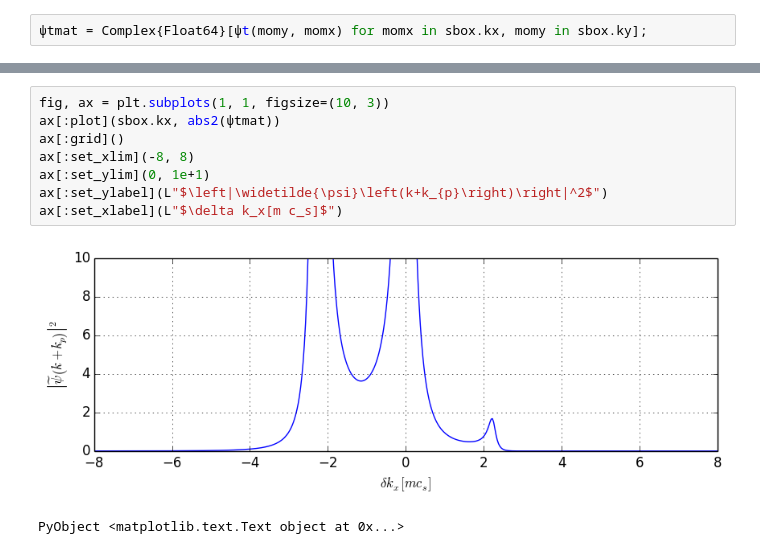
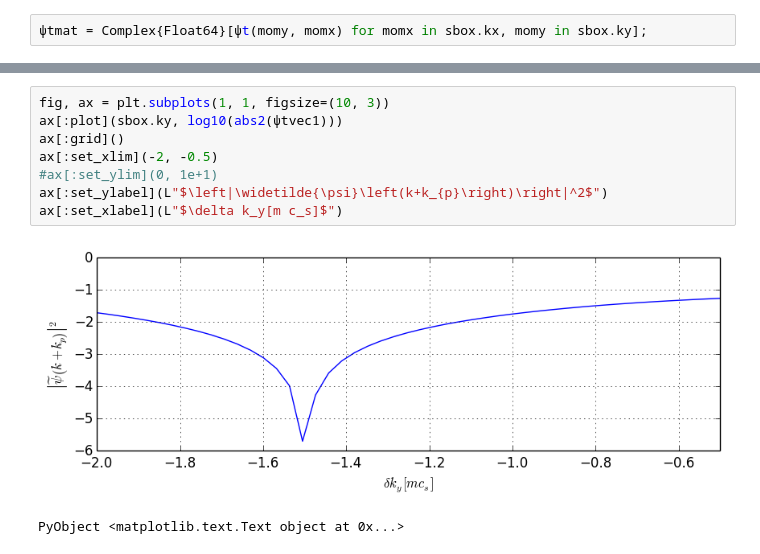
Before and after one commit to berceanu/notebooks, a Jupyter notebook: julia/fano.ipynb, the cells around one changed output, grey strips where cells are left out. Cells and saved outputs as stored; diff of their text form.

```diff
--- a/julia/fano.ipynb
+++ b/julia/fano.ipynb
@@ -76,13 +219,13 @@ end
 # %%
 fig, ax = plt.subplots(1, 1, figsize=(10, 3))
-ax[:plot](sbox.kx, abs2(ψtmat))
+ax[:plot](sbox.ky, log10(abs2(ψtvec1)))
 ax[:grid]()
-ax[:set_xlim](-8, 8)
-ax[:set_ylim](0, 1e+1)
+ax[:set_xlim](-2, -0.5)
+#ax[:set_ylim](0, 1e+1)
 ax[:set_ylabel](L"$\left|\widetilde{\psi}\left(k+k_{p}\right)\right|^2$")
-ax[:set_xlabel](L"$\delta k_x[m c_s]$")
+ax[:set_xlabel](L"$\delta k_y[m c_s]$")
 # %% [output]
-[figure, old version]
+[figure, new version]
 PyObject <matplotlib.text.Text object at 0x...>
 # %%
 fig, axes = plt.subplots(2, 1, figsize=(8, 6))
```
Also changed, not shown: parts of 22 cells of this notebook, 1 other file.
